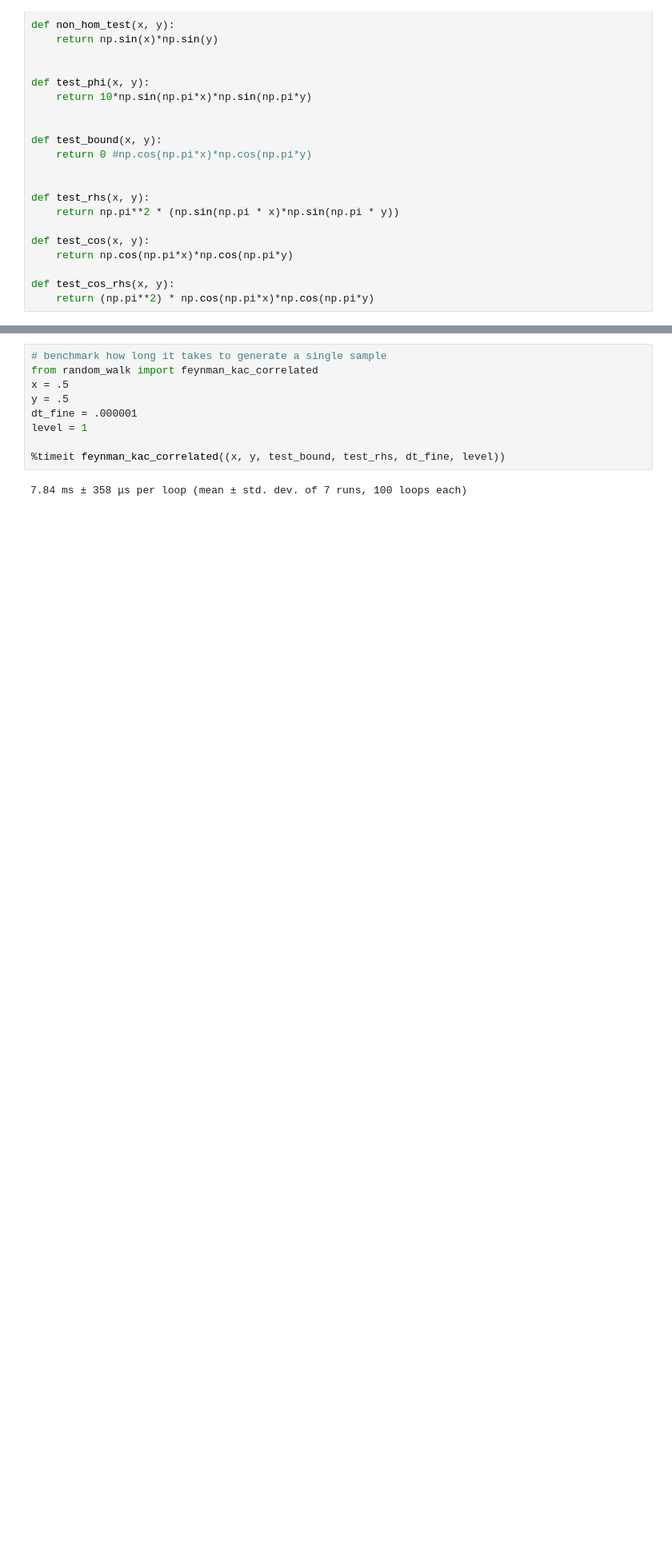
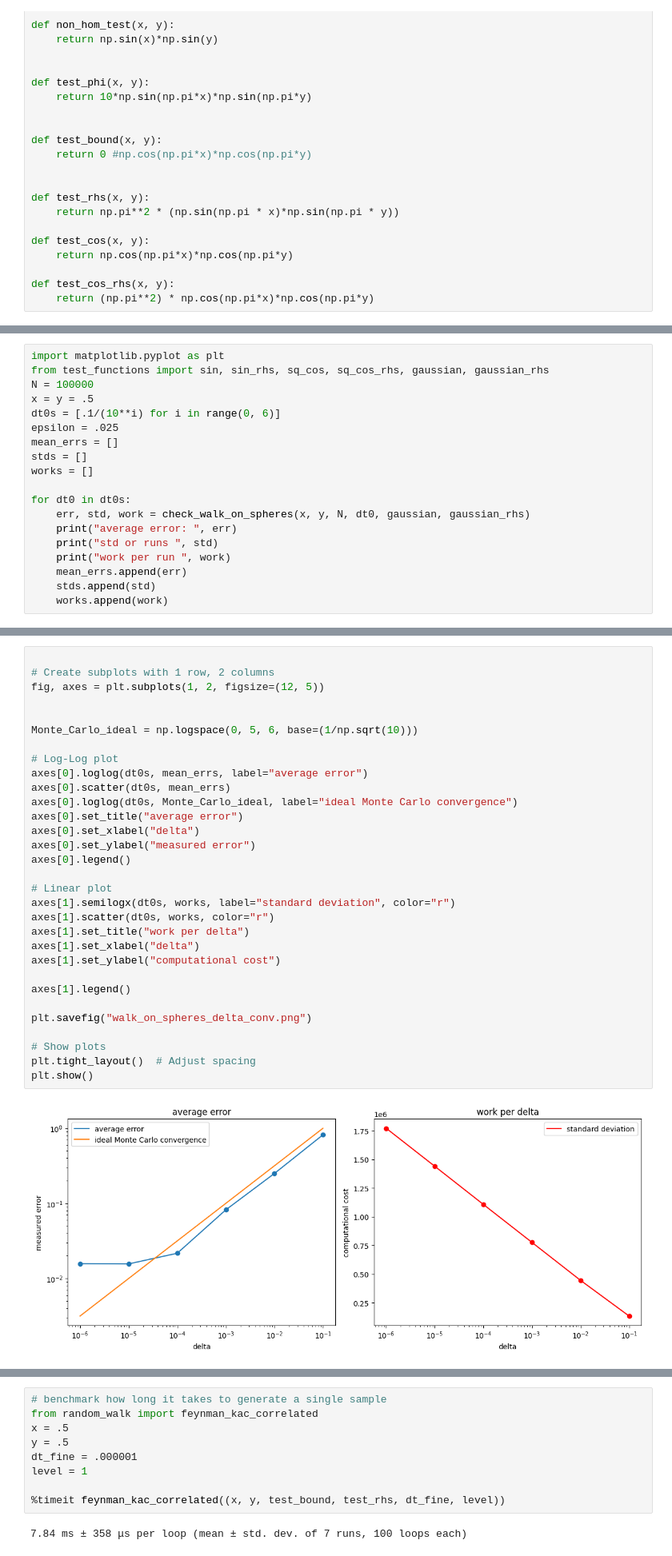
Before and after one commit to casparschucan/feynman-kac-python, a Jupyter notebook: src/experiments.ipynb, the cells around one changed output, grey strips where cells are left out. Shown at 80% size. Saved outputs shown, nothing was run; the diff lists cells and outputs as text; blank space fills up the shorter version.

```diff
--- a/src/experiments.ipynb
+++ b/src/experiments.ipynb
@@ -26,0 +39,19 @@ def test_cos_rhs(x, y):
+# %%
+import matplotlib.pyplot as plt
+from test_functions import sin, sin_rhs, sq_cos, sq_cos_rhs, gaussian, gaussian_rhs
+N = 100000
+x = y = .5
+dt0s = [.1/(10**i) for i in range(0, 6)]
+epsilon = .025
+mean_errs = []
+stds = []
+works = []
+
+for dt0 in dt0s:
+    err, std, work = check_walk_on_spheres(x, y, N, dt0, gaussian, gaussian_rhs)
+    print("average error: ", err)
+    print("std or runs ", std)
+    print("work per run ", work)
+    mean_errs.append(err)
+    stds.append(std)
+    works.append(work)
@@ -26,0 +77,33 @@ def test_cos_rhs(x, y):
+# %%
+
+# Create subplots with 1 row, 2 columns
+fig, axes = plt.subplots(1, 2, figsize=(12, 5))
+
+
+Monte_Carlo_ideal = np.logspace(0, 5, 6, base=(1/np.sqrt(10)))
+
+# Log-Log plot
+axes[0].loglog(dt0s, mean_errs, label="average error")
+axes[0].scatter(dt0s, mean_errs)
+axes[0].loglog(dt0s, Monte_Carlo_ideal, label="ideal Monte Carlo convergence")
+axes[0].set_title("average error")
+axes[0].set_xlabel("delta")
+axes[0].set_ylabel("measured error")
+axes[0].legend()
+
+# Linear plot
+axes[1].semilogx(dt0s, works, label="standard deviation", color="r")
+axes[1].scatter(dt0s, works, color="r")
+axes[1].set_title("work per delta")
+axes[1].set_xlabel("delta")
+axes[1].set_ylabel("computational cost")
+
+axes[1].legend()
+
+plt.savefig("walk_on_spheres_delta_conv.png")
+
+# Show plots
+plt.tight_layout()  # Adjust spacing
+plt.show()
+# %% [output]
+[figure, added]
```
Also changed, not shown: parts of 6 cells of this notebook, 2 other files.
